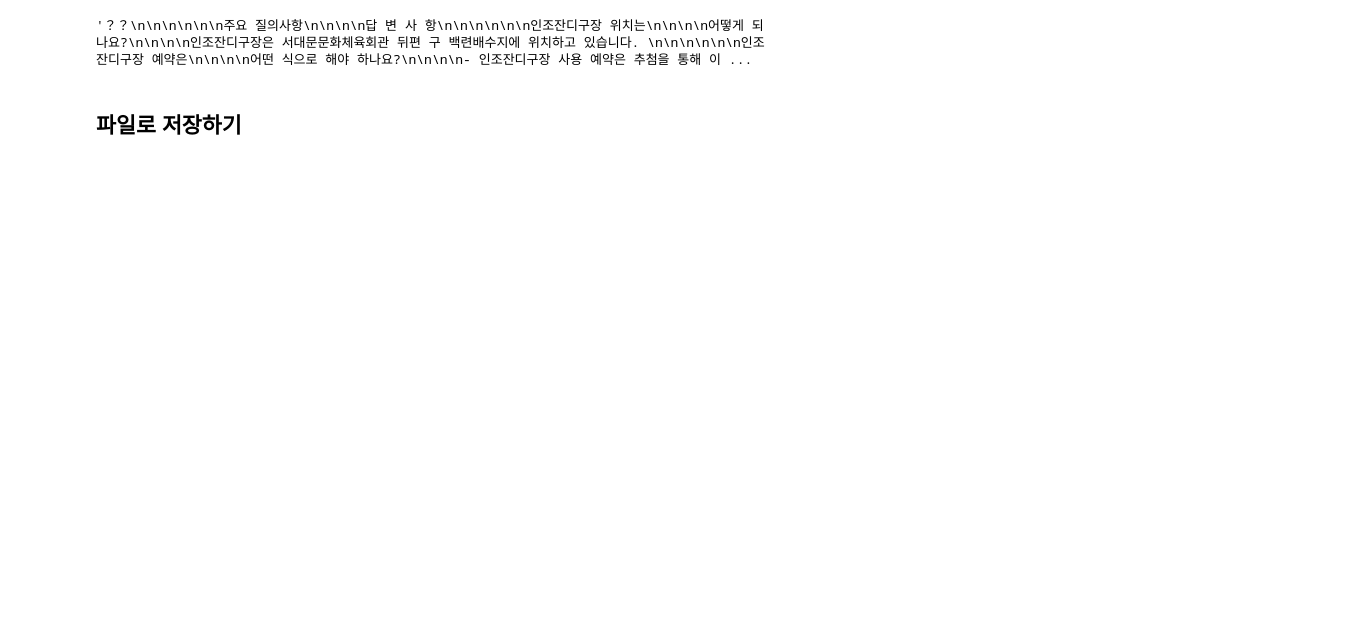
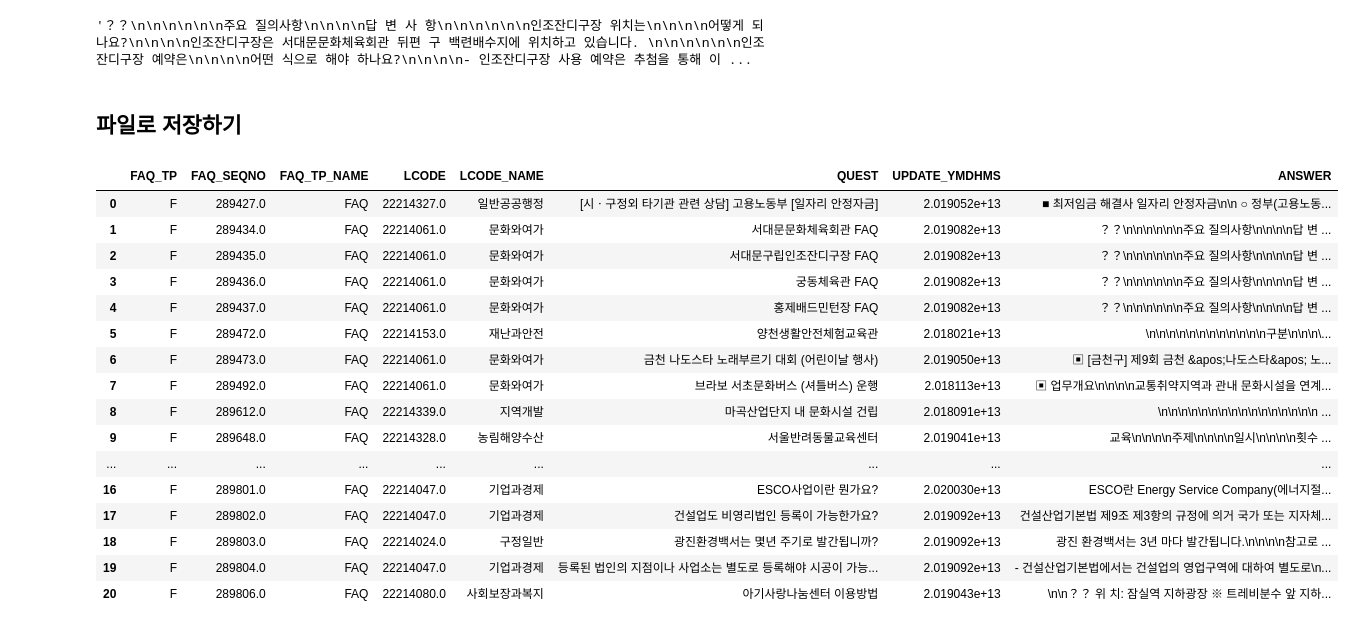
Before and after one commit to corazzon/web_scraping, a Jupyter notebook: seoul-120/seoul-120-API.ipynb, the cells around one changed output. Saved outputs shown, nothing was run; the diff lists cells and outputs as text; code cells hidden in the pictures; blank space fills up the shorter version.

```diff
--- a/seoul-120/seoul-120-API.ipynb
+++ b/seoul-120/seoul-120-API.ipynb
@@ -166,2 +166,5 @@ df_faq["ANSWER"] = df_faq["FAQ_SEQNO"].map(get_content)
 # %% [markdown]
 ## 파일로 저장하기
+# %%
+# 저장할 파일명을 "seoul-120-API.csv"로 지정해 줍니다.
+file_name = 'seoul-120-API.csv'
@@ -167,0 +173,20 @@ df_faq["ANSWER"] = df_faq["FAQ_SEQNO"].map(get_content)
+# %%
+pd.read_csv(file_name)
+# %% [output]
+|  | FAQ_TP | FAQ_SEQNO | FAQ_TP_NAME | LCODE | LCODE_NAME | QUEST | UPDATE_YMDHMS | ANSWER |
+| 0 | F | 289427.0 | FAQ | 22214327.0 | 일반공공행정 | [시ㆍ구정외 타기관 관련 상담] 고용노동부 [일자리 안정자금] | 2.019052e+13 | ■ 최저임금 해결사 일자리 안정자금\n\n ○ 정부(고용노동... |
+| 1 | F | 289434.0 | FAQ | 22214061.0 | 문화와여가 | 서대문문화체육회관 FAQ | 2.019082e+13 | ？？\n\n\n\n\n\n주요 질의사항\n\n\n\n답 변 ... |
+| 2 | F | 289435.0 | FAQ | 22214061.0 | 문화와여가 | 서대문구립인조잔디구장 FAQ | 2.019082e+13 | ？？\n\n\n\n\n\n주요 질의사항\n\n\n\n답 변 ... |
+| 3 | F | 289436.0 | FAQ | 22214061.0 | 문화와여가 | 궁동체육관 FAQ | 2.019082e+13 | ？？\n\n\n\n\n\n주요 질의사항\n\n\n\n답 변 ... |
+| 4 | F | 289437.0 | FAQ | 22214061.0 | 문화와여가 | 홍제배드민턴장 FAQ | 2.019082e+13 | ？？\n\n\n\n\n\n주요 질의사항\n\n\n\n답 변 ... |
+| 5 | F | 289472.0 | FAQ | 22214153.0 | 재난과안전 | 양천생활안전체험교육관 | 2.018021e+13 | \n\n\n\n\n\n\n\n\n\n\n\n구분\n\n\n\... |
+| 6 | F | 289473.0 | FAQ | 22214061.0 | 문화와여가 | 금천 나도스타 노래부르기 대회 (어린이날 행사) | 2.019050e+13 | ▣ [금천구] 제9회 금천 &apos;나도스타&apos; 노... |
+| 7 | F | 289492.0 | FAQ | 22214061.0 | 문화와여가 | 브라보 서초문화버스 (셔틀버스) 운행 | 2.018113e+13 | ▣ 업무개요\n\n\n\n교통취약지역과 관내 문화시설을 연계... |
+| 8 | F | 289612.0 | FAQ | 22214339.0 | 지역개발 | 마곡산업단지 내 문화시설 건립 | 2.018091e+13 | \n\n\n\n\n\n\n\n\n\n\n\n\n\n\n\n ... |
+| 9 | F | 289648.0 | FAQ | 22214328.0 | 농림해양수산 | 서울반려동물교육센터 | 2.019041e+13 | 교육\n\n\n\n주제\n\n\n\n일시\n\n\n\n횟수 ... |
+| ... | ... | ... | ... | ... | ... | ... | ... | ... |
+| 16 | F | 289801.0 | FAQ | 22214047.0 | 기업과경제 | ESCO사업이란 뭔가요? | 2.020030e+13 | ESCO란 Energy Service Company(에너지절... |
+| 17 | F | 289802.0 | FAQ | 22214047.0 | 기업과경제 | 건설업도 비영리법인 등록이 가능한가요? | 2.019092e+13 | 건설산업기본법 제9조 제3항의 규정에 의거 국가 또는 지자체... |
+| 18 | F | 289803.0 | FAQ | 22214024.0 | 구정일반 | 광진환경백서는 몇년 주기로 발간됩니까? | 2.019092e+13 | 광진 환경백서는 3년 마다 발간됩니다.\n\n\n\n참고로 ... |
+| 19 | F | 289804.0 | FAQ | 22214047.0 | 기업과경제 | 등록된 법인의 지점이나 사업소는 별도로 등록해야 시공이 가능... | 2.019092e+13 | - 건설산업기본법에서는 건설업의 영업구역에 대하여 별도로\n... |
+| 20 | F | 289806.0 | FAQ | 22214080.0 | 사회보장과복지 | 아기사랑나눔센터 이용방법 | 2.019043e+13 | \n\n？？ 위 치: 잠실역 지하광장 ※ 트레비분수 앞 지하... |
```
Also changed, not shown: parts of 5 cells of this notebook.
